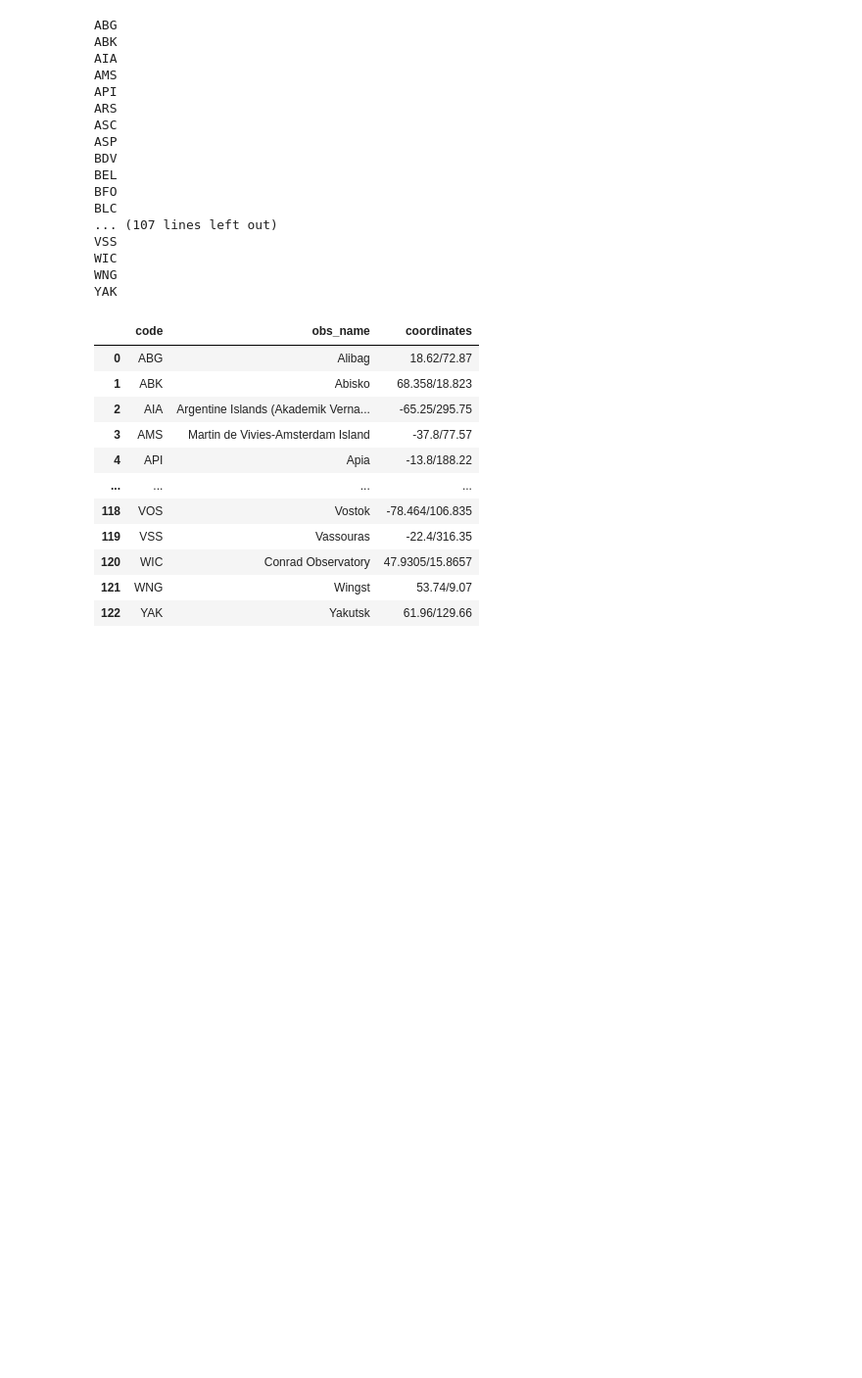
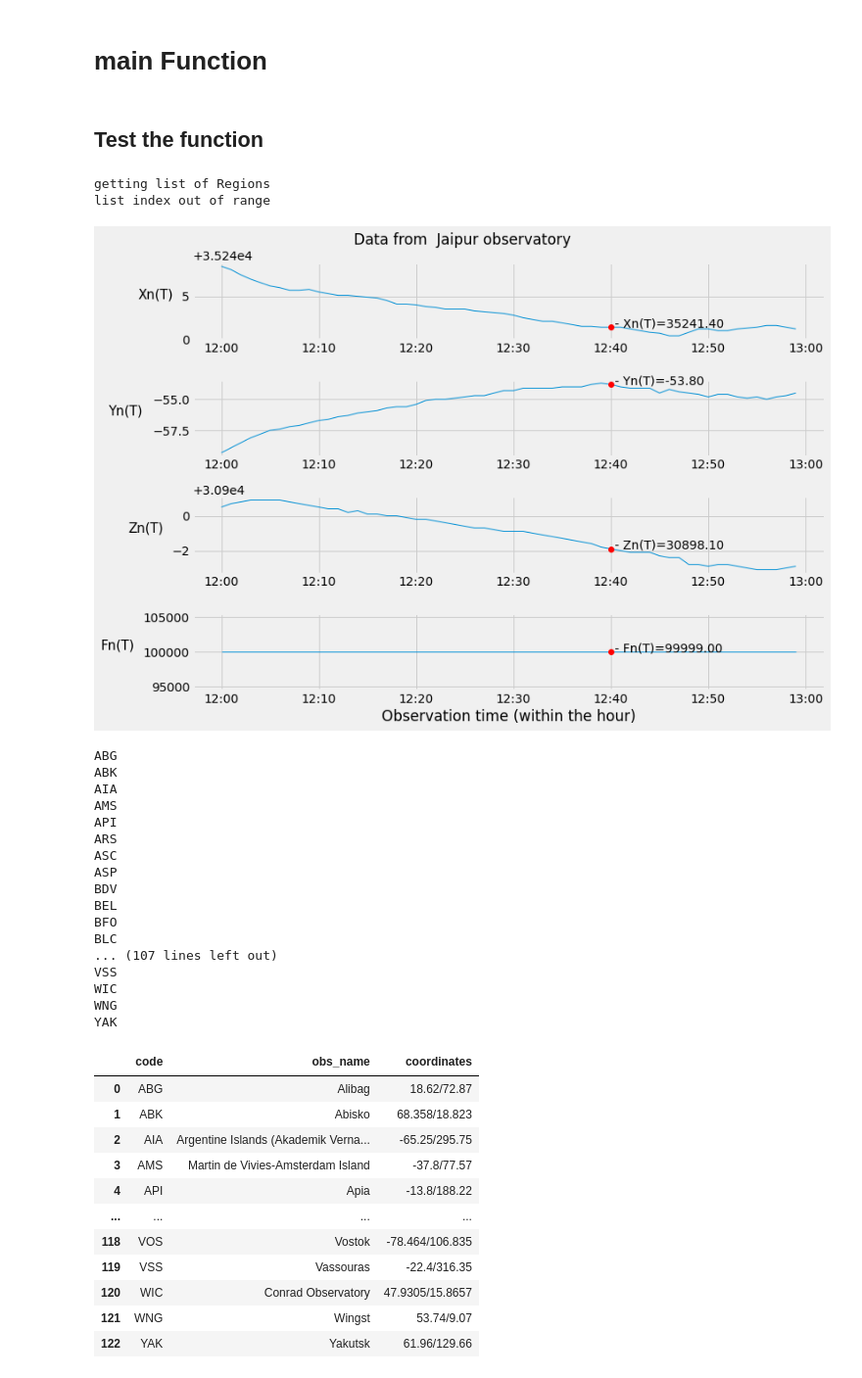
Before and after one commit to LendupLepcha/MagneticFieldData, a Jupyter notebook: Read data from webpage.ipynb, the cells around one changed output. Shown at 98% size. Saved outputs shown, nothing was run; the diff lists cells and outputs as text; code cells hidden in the pictures; blank space fills up the shorter version.

```diff
--- a/Read data from webpage.ipynb
+++ b/Read data from webpage.ipynb
@@ -12,3 +14,8 @@ import numpy as np
 import time
 import math
 import copy
+from matplotlib import pyplot as plt
+from matplotlib import dates as mpl_dates
+from datetime import datetime
+%matplotlib inline
+plt.style.use('fivethirtyeight')
@@ -107,19 +145,0 @@ def getObs(connection,region_id,year):
-# %%
-def get_obs(oobs, lat = 27.3314, lon = 88.6138):
-
-    dist = 360
-    code = ''
-    cname = ''
-    for i in oobs:
-        x, y = lon, lat
-        x1, y1 = i[5], i[4]
-        temp = math.sqrt((x-x1)**2 + (y-y1)**2)
-#         print(temp, i[0])
-        if temp < dist:
-            dist = temp
-            code = i[0]
-            cname = i[1]
-    if code == '':
-        print('Cannot Access Region Code')
-    else:
-        return code
@@ -190,0 +146,2 @@ Data ['2019-01-01 00:20:00', '24873.30', '-1195.80', '-381.30', '24904.90', 'HUA
+# %% [markdown]
+# main Function
@@ -191,3 +204,20 @@ Data ['2019-01-01 00:20:00', '24873.30', '-1195.80', '-381.30', '24904.90', 'HUA
+# %% [markdown]
+## Test the function
+# %%
+year = 2011
+month = 9
+day = 18
+hour = 12
+minute = 40
+latitude = 27.3314
+longitude = 88.6138
+
+
+get_magnetic_data(latitude, longitude, year, month, day, hour, minute)
+# %% [output]
+getting list of Regions
+list index out of range
+[figure, added]
 # %%
 ob = pd.read_csv('note1.csv')
 ob_list = ob['code']
```
Also changed, not shown: parts of 18 cells of this notebook, 4 other files.
